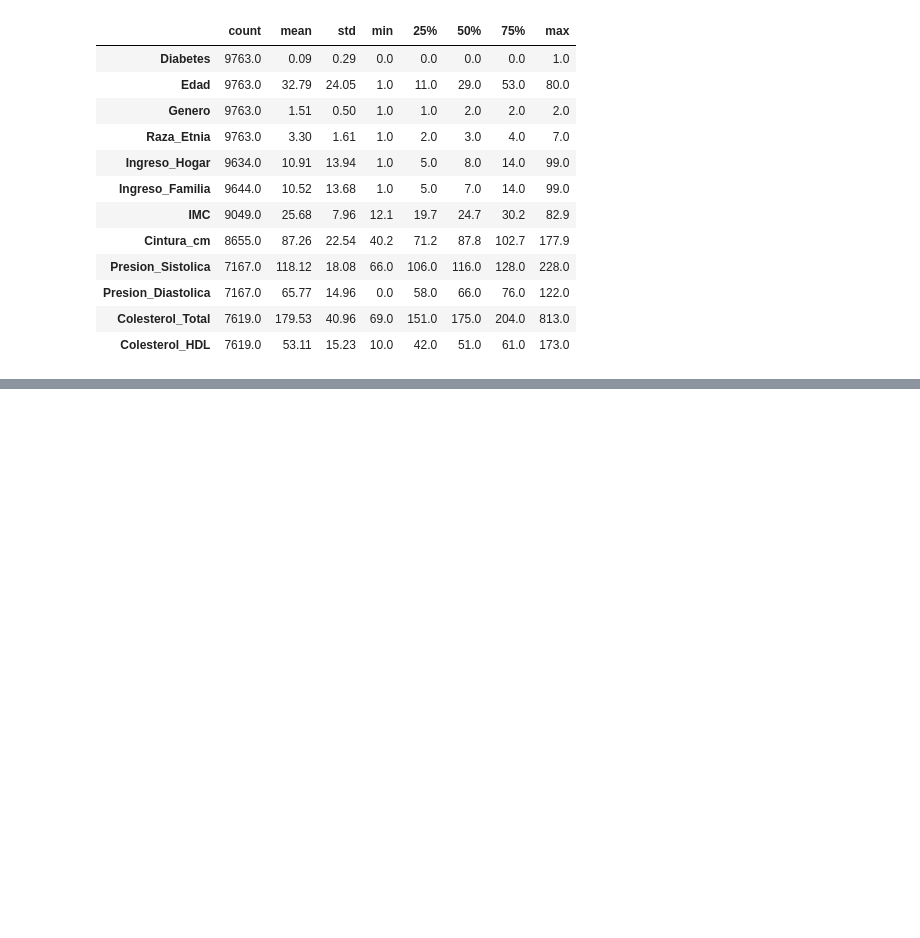
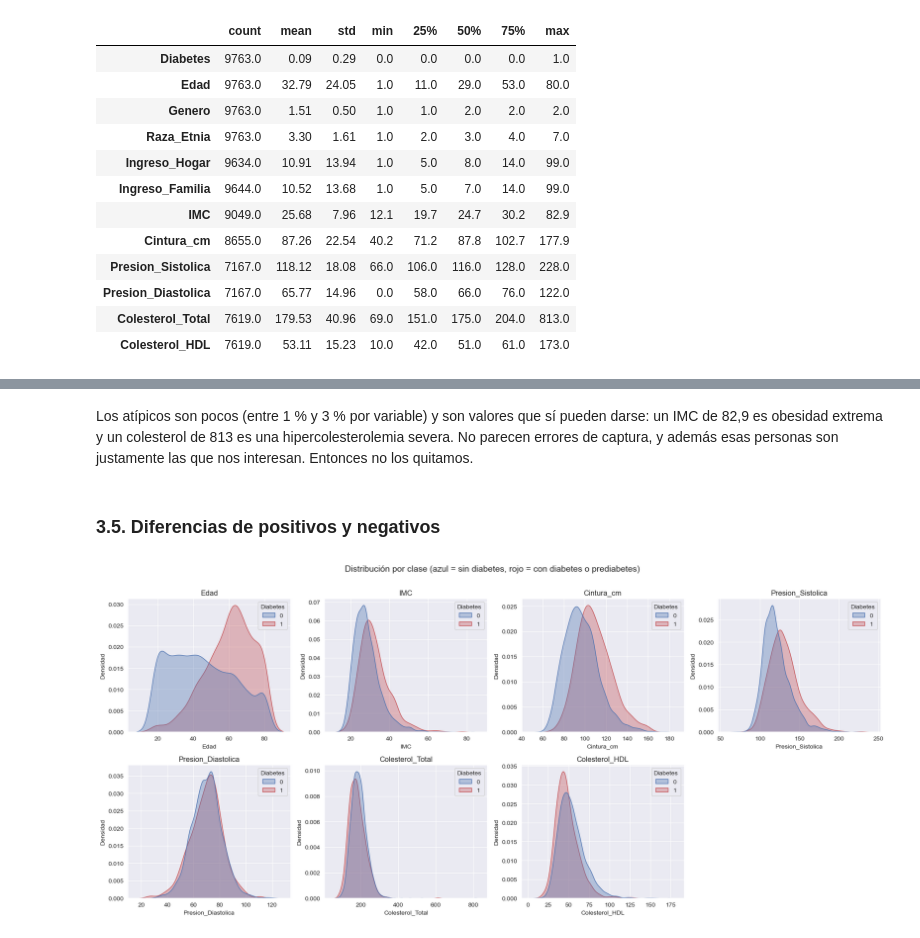
Before and after one commit to Alixguti9620/MIAD-DSA-Metabolic-Health-Explorer, a Jupyter notebook: scripts/06_Exploracion_complementaria_nhanes.ipynb, the cells around one changed output, grey strips where cells are left out. Drawn from its saved outputs; the diff is of its cells as text; code cells hidden in the pictures; blank space fills up the shorter version.

```diff
--- a/scripts/06_Exploracion_complementaria_nhanes.ipynb
+++ b/scripts/06_Exploracion_complementaria_nhanes.ipynb
@@ -574,0 +445,18 @@ Segun la documentación de NHANES, las variables categóricas se codifican de la
+# %% [markdown]
+Los atípicos son pocos (entre 1 % y 3 % por variable) y son valores que sí pueden darse: un IMC de 82,9 es obesidad extrema y un colesterol de 813 es una hipercolesterolemia severa. No parecen errores de captura, y además esas personas son justamente las que nos interesan. Entonces no los quitamos.
+# %% [markdown]
+### 3.5. Diferencias de positivos y negativos
+# %%
+fig, axes = plt.subplots(2, 4, figsize=(18, 8))
+for ax, col in zip(axes.flatten(), NUM):
+    sns.kdeplot(data=adultos, x=col, hue="Diabetes", common_norm=False, fill=True, alpha=0.35,
+                palette=["#4C72B0", "#C44E52"], ax=ax)
+    ax.set_title(col)
+    ax.set_ylabel("Densidad")
+axes.flatten()[-1].axis("off")
+plt.suptitle("Distribución por clase (azul = sin diabetes, rojo = con diabetes o prediabetes)", y=1.01, fontsize=14)
+plt.tight_layout()
+plt.savefig(FIG_DIR / "eda_distribuciones_clase.png", dpi=150, bbox_inches="tight")
+plt.show()
+# %% [output]
+[figure, added]
```
Also changed, not shown: parts of 110 cells of this notebook, 15 other files.
